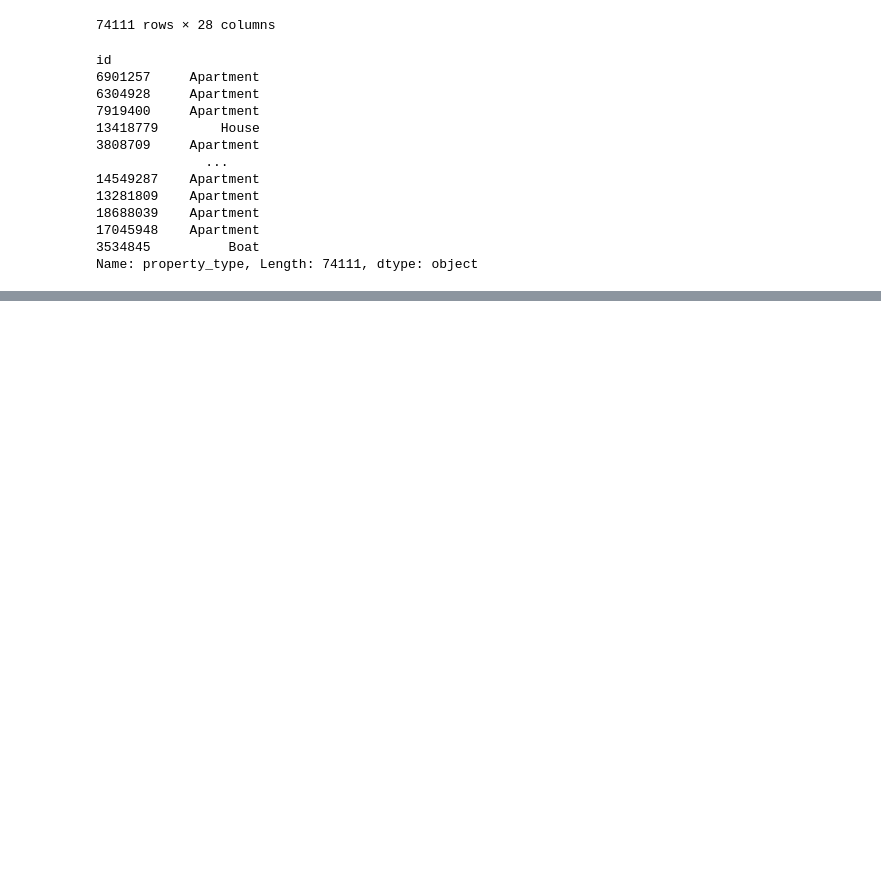
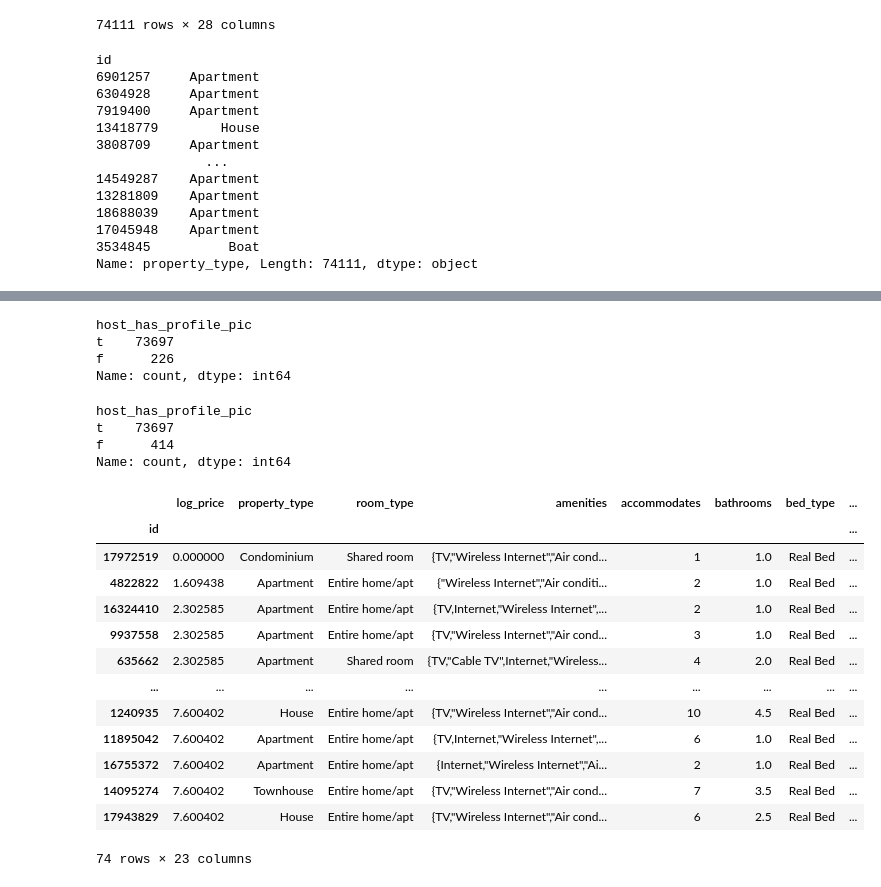
Before and after one commit to Cleamx/M1DENG, a Jupyter notebook: ingenieurie des données/Airbnb/airbnb.ipynb, the cells around one changed output, grey strips where cells are left out. Cells and saved outputs as stored; diff of their text form; code cells hidden in the pictures; blank space fills up the shorter version.

```diff
--- a/ingenieurie des données/Airbnb/airbnb.ipynb
+++ b/ingenieurie des données/Airbnb/airbnb.ipynb
@@ -131,0 +166,3 @@ Name: property_type, Length: 74111, dtype: object
+# %%
+Data.host_since = pd.to_datetime(Data.host_since)
+Data.host_since
@@ -131,0 +284,35 @@ Name: property_type, Length: 74111, dtype: object
+# %%
+Data.host_has_profile_pic.value_counts()
+# %% [output]
+host_has_profile_pic
+t    73697
+f      226
+Name: count, dtype: int64
+# %%
+Data.host_has_profile_pic = Data.host_has_profile_pic.fillna('f')
+Data.host_has_profile_pic.value_counts()
+# %% [output]
+host_has_profile_pic
+t    73697
+f      414
+Name: count, dtype: int64
+# %%
+Data.drop(['host_has_profile_pic', 'zipcode', 'name', 'host_response_rate', 'neighbourhood'], axis=1, inplace=True)
+# %%
+outliers = Data[(Data['log_price'] < 2.5) | (Data['log_price'] > 7.5)].sort_values(by='log_price')
+outliers
+# %% [output]
+|  | log_price | property_type | room_type | amenities | accommodates | bathrooms | bed_type | ... |
+| id |  |  |  |  |  |  |  | ... |
+| 17972519 | 0.000000 | Condominium | Shared room | {TV,"Wireless Internet","Air cond... | 1 | 1.0 | Real Bed | ... |
+| 4822822 | 1.609438 | Apartment | Entire home/apt | {"Wireless Internet","Air conditi... | 2 | 1.0 | Real Bed | ... |
+| 16324410 | 2.302585 | Apartment | Entire home/apt | {TV,Internet,"Wireless Internet",... | 2 | 1.0 | Real Bed | ... |
+| 9937558 | 2.302585 | Apartment | Entire home/apt | {TV,"Wireless Internet","Air cond... | 3 | 1.0 | Real Bed | ... |
+| 635662 | 2.302585 | Apartment | Shared room | {TV,"Cable TV",Internet,"Wireless... | 4 | 2.0 | Real Bed | ... |
+| ... | ... | ... | ... | ... | ... | ... | ... | ... |
+| 1240935 | 7.600402 | House | Entire home/apt | {TV,"Wireless Internet","Air cond... | 10 | 4.5 | Real Bed | ... |
+| 11895042 | 7.600402 | Apartment | Entire home/apt | {TV,Internet,"Wireless Internet",... | 6 | 1.0 | Real Bed | ... |
+| 16755372 | 7.600402 | Apartment | Entire home/apt | {Internet,"Wireless Internet","Ai... | 2 | 1.0 | Real Bed | ... |
+| 14095274 | 7.600402 | Townhouse | Entire home/apt | {TV,"Wireless Internet","Air cond... | 7 | 3.5 | Real Bed | ... |
+| 17943829 | 7.600402 | House | Entire home/apt | {TV,"Wireless Internet","Air cond... | 6 | 2.5 | Real Bed | ... |
+74 rows × 23 columns
```
Also changed, not shown: parts of 14 cells of this notebook, 14 other files.
